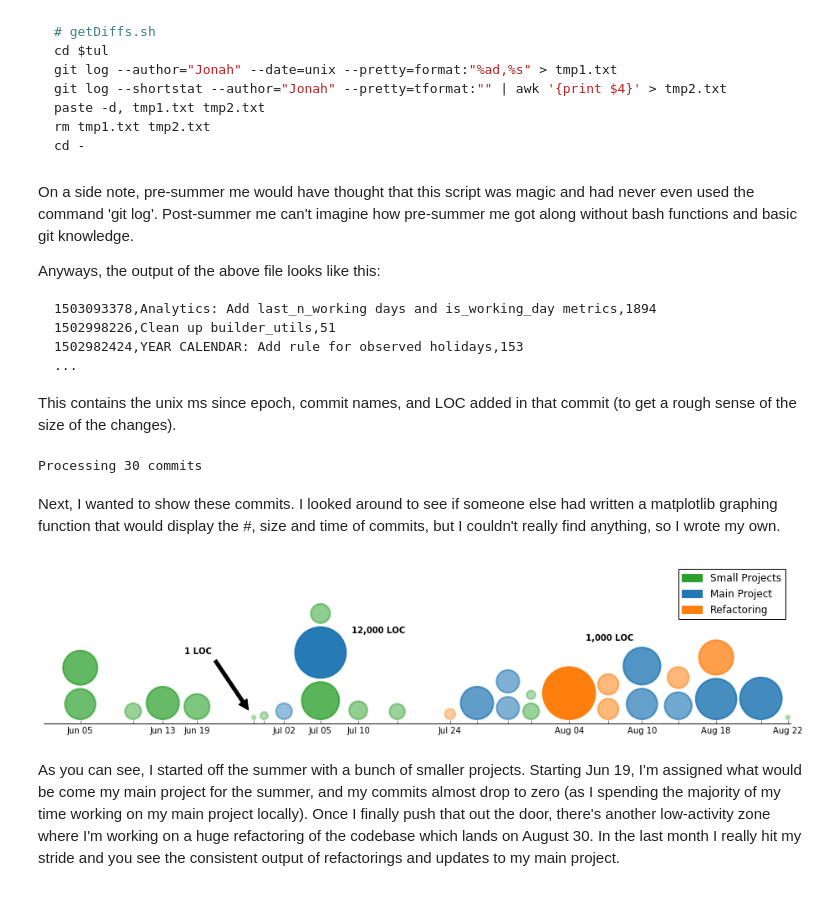
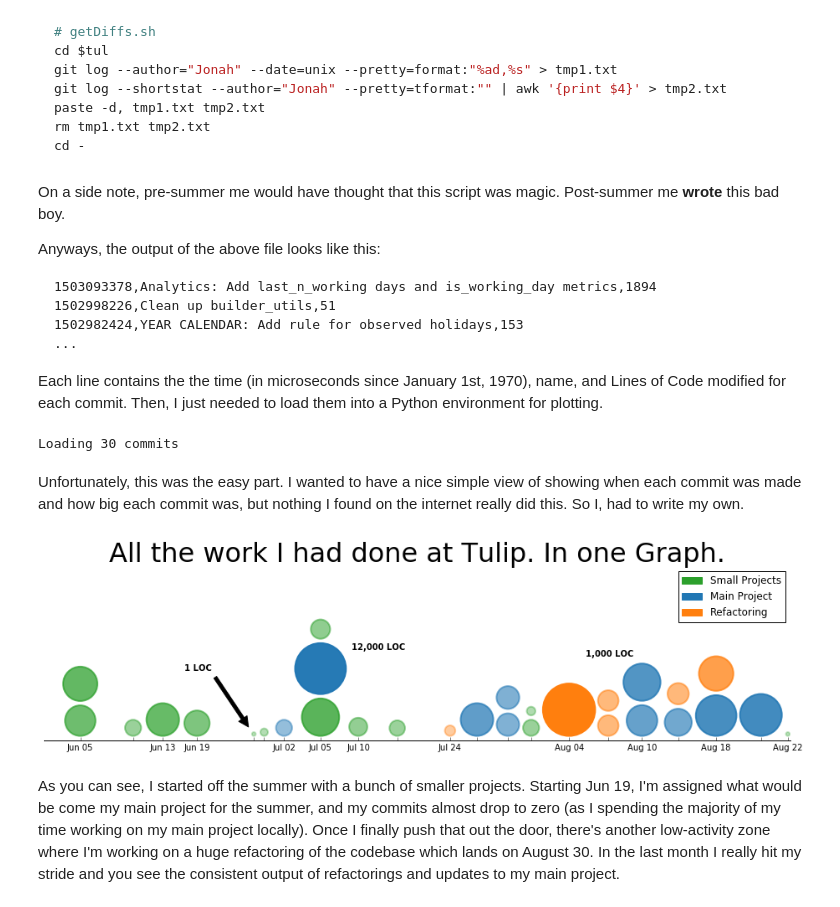
Before and after one commit to Joboman555/Quantifying-A-Summer-of-Learning, a Jupyter notebook: Tulip Final Presentation.ipynb, the cells around one changed output. Drawn from its saved outputs; the diff is of its cells as text; code cells hidden in the pictures.

````diff
--- a/Tulip Final Presentation.ipynb
+++ b/Tulip Final Presentation.ipynb
@@ -225,7 +214,7 @@ rm tmp1.txt tmp2.txt
 cd -
 ```
 # %% [markdown]
-On a side note, pre-summer me would have thought that this script was magic and had never even used the command 'git log'. Post-summer me can't imagine how pre-summer me got along without bash functions and basic git knowledge.
+On a side note, pre-summer me would have thought that this script was magic. Post-summer me **wrote** this bad boy.
 
 Anyways, the output of the above file looks like this:
 
@@ -235,7 +224,7 @@ Anyways, the output of the above file looks like this:
 1502982424,YEAR CALENDAR: Add rule for observed holidays,153
 ...
 ```
-This contains the unix ms since epoch, commit names, and LOC added in that commit (to get a rough sense of the size of the changes).
+Each line contains the the time (in microseconds since January 1st, 1970), name, and Lines of Code modified for each commit. Then, I just needed to load them into a Python environment for plotting.
 # %%
 diff_data = []
 
@@ -252,11 +241,11 @@ for d in diff_data:
 
 dates, sizes =  zip(*sorted(zip(dates, sizes)))
 
-print 'Processing', len(dates), 'commits'
+print 'Loading', len(dates), 'commits'
 # %% [output]
-Processing 30 commits
+Loading 30 commits
-# %% [markdown]
-Next, I wanted to show these commits. I looked around to see if someone else had written a matplotlib graphing function that would display the #, size and time of commits, but I couldn't really find anything, so I wrote my own.
+# %% [markdown]
+Unfortunately, this was the easy part. I wanted to have a nice simple view of showing when each commit was made and how big each commit was, but nothing I found on the internet really did this. So I, had to write my own.
 # %%
 import matplotlib.patches as mpatches
 import math
@@ -292,7 +281,7 @@ def groupByXs(xs, ys):
             output[x] = [y]
     return output
 
-ymax = 0.23
+ymax = 0.25
 xmax = 1.075
 space_between_y = ymax/40
 space_between_x = xmax/270
@@ -378,33 +367,34 @@ tick_labels[19] = ''
 
 font = FontProperties()
 font.set_weight('bold')
 
 # format it so it looks like a number line
 plt.xticks([xToNewX[l] for l in tick_locations], tick_labels)
 plt.axes().spines['top'].set_visible(False)
 plt.axes().spines['right'].set_visible(False)
 plt.axes().spines['left'].set_visible(False)
 plt.yticks([])
 plt.axes().xaxis.set_ticks_position('bottom')
 plt.axes().yaxis.set_ticks_position('none')
 plt.axis([0, xmax, 0, ymax])
 fig.set_size_inches(16, 16.0/xmax*ymax)
 ax4.axis('equal')
 
 # Add a legend
 green_patch = mpatches.Patch(color=green, label='Small Projects')
 blue_patch = mpatches.Patch(color=blue, label='Main Project')
 orange_patch = mpatches.Patch(color=orange, label='Refactoring')
 plt.legend(handles=[green_patch, blue_patch, orange_patch])
 
 # Add some annotations
 plt.axes().annotate('1 LOC', xy=(tick_locations[4]-0.005, 0.015), xytext=(tick_locations[4]-0.1, 0.1),
                     fontproperties=font, arrowprops=dict(facecolor='black', shrink=0.05))
 plt.text(tick_locations[8]+0.01, 0.13, '12,000 LOC', fontproperties=font)
 plt.text(tick_locations[16]+0.01, 0.12, '1,000 LOC', fontproperties=font)
+plt.title('All the work I had done at Tulip. In one Graph.', size=32)
 
 plt.show()
 # %% [output]
-[figure, old version]
+[figure, new version]
 # %% [markdown]
 As you can see, I started off the summer with a bunch of smaller projects. Starting Jun 19, I'm assigned what would be come my main project for the summer, and my commits almost drop to zero (as I spending the majority of my time working on my main project locally). Once I finally push that out the door, there's another low-activity zone where I'm working on a huge refactoring of the codebase which lands on August 30. In the last month I really hit my stride and you see the consistent output of refactorings and updates to my main project.
````
Also changed, not shown: parts of 12 cells of this notebook.
